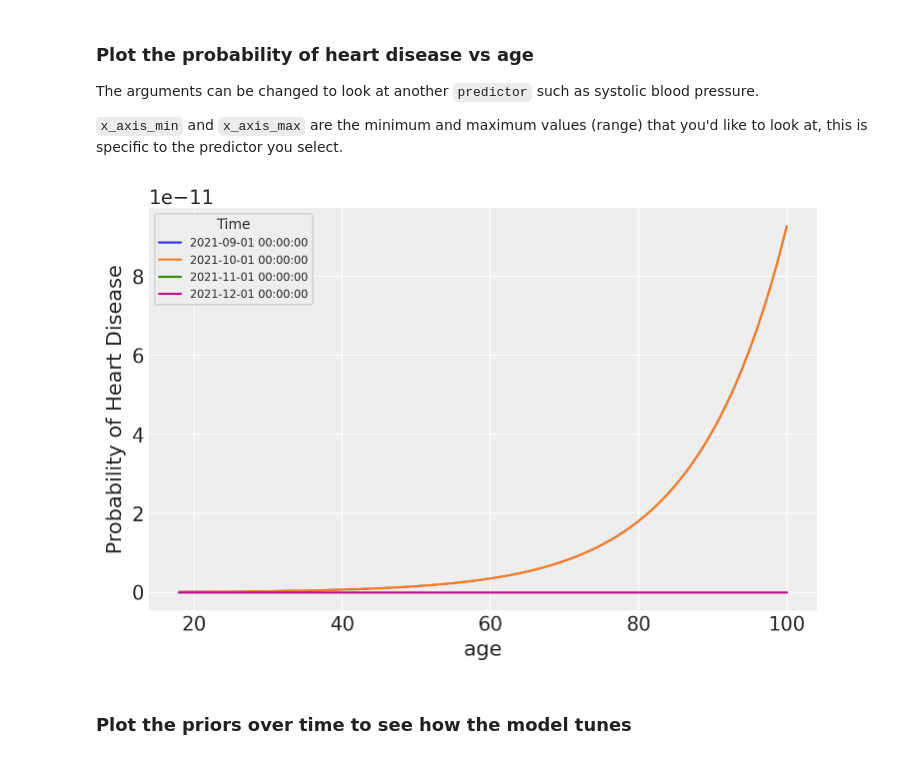
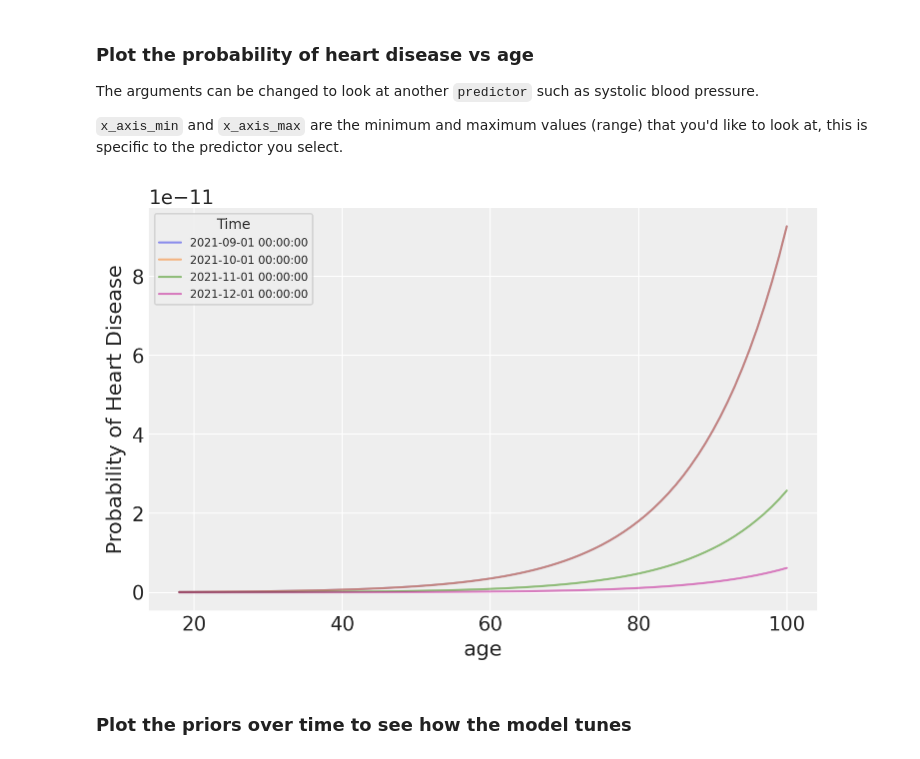
Before and after one commit to sdrelton/PREDICT, a Jupyter notebook: Examples/bayesian_example.ipynb, the cells around one changed output. Cells and saved outputs as stored; diff of their text form; code cells hidden in the pictures.

Commit message:
Notebook tidied and presenting results from bambi_model.predict

```diff
--- a/Examples/bayesian_example.ipynb
+++ b/Examples/bayesian_example.ipynb
@@ -150,7 +144,7 @@ The priors can be entered manually (replacing `(None)` with your mean and standa
 
 `refitFrequency` is current at 1, which means the Bayesian model will refit every month (whilst the `timestep` in the PREDICT() class is 'month').
 # %%
-model = BayesianModel(input_data=df, priors={"Intercept": (None), "age": (None), "systolic_bp": (None)})
+model = BayesianModel(input_data=df, priors={"Intercept": (None), "age": (None), "systolic_bp": (None)}, cores=1, verbose=False)
 model.trigger = BayesianRefitTrigger(model=model, input_data=df, refitFrequency=1)
 
 mytest = PREDICT(data=df, model=model, startDate='min', endDate='max', timestep='month')
@@ -223,9 +187,9 @@ The arguments can be changed to look at another `predictor` such as systolic blo
 
 `x_axis_min` and `x_axis_max` are the minimum and maximum values (range) that you'd like to look at, this is specific to the predictor you select.
 # %%
-ProbOverTimePlot(log, x_axis_min = 18, x_axis_max=100, predictor="age", outcome="Heart Disease")
+PredictorBasedPlot(log, x_axis_min = 18, x_axis_max=100, predictor="age", outcome="Heart Disease")
 # %% [output]
-[figure, old version]
+[figure, new version]
 # %% [markdown]
 ### Plot the priors over time to see how the model tunes
 # %%
```
Also changed, not shown: parts of 3 cells of this notebook.
